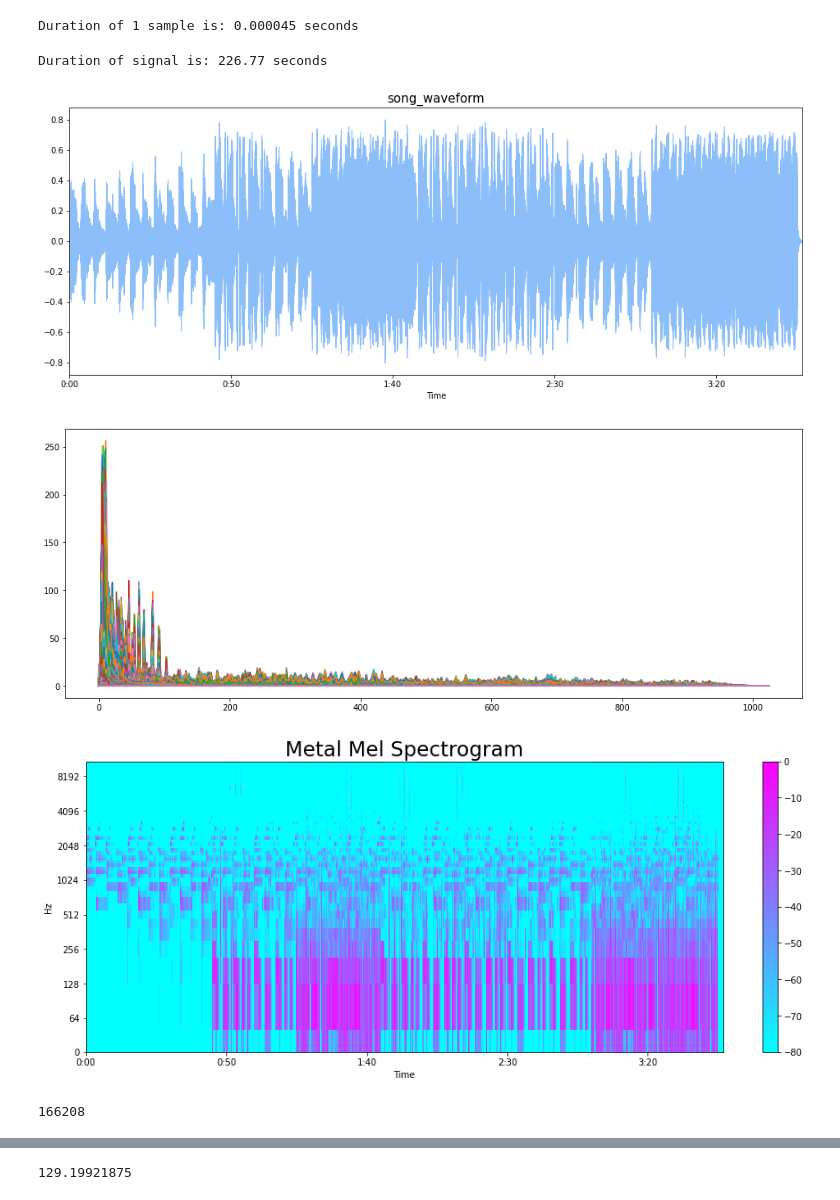
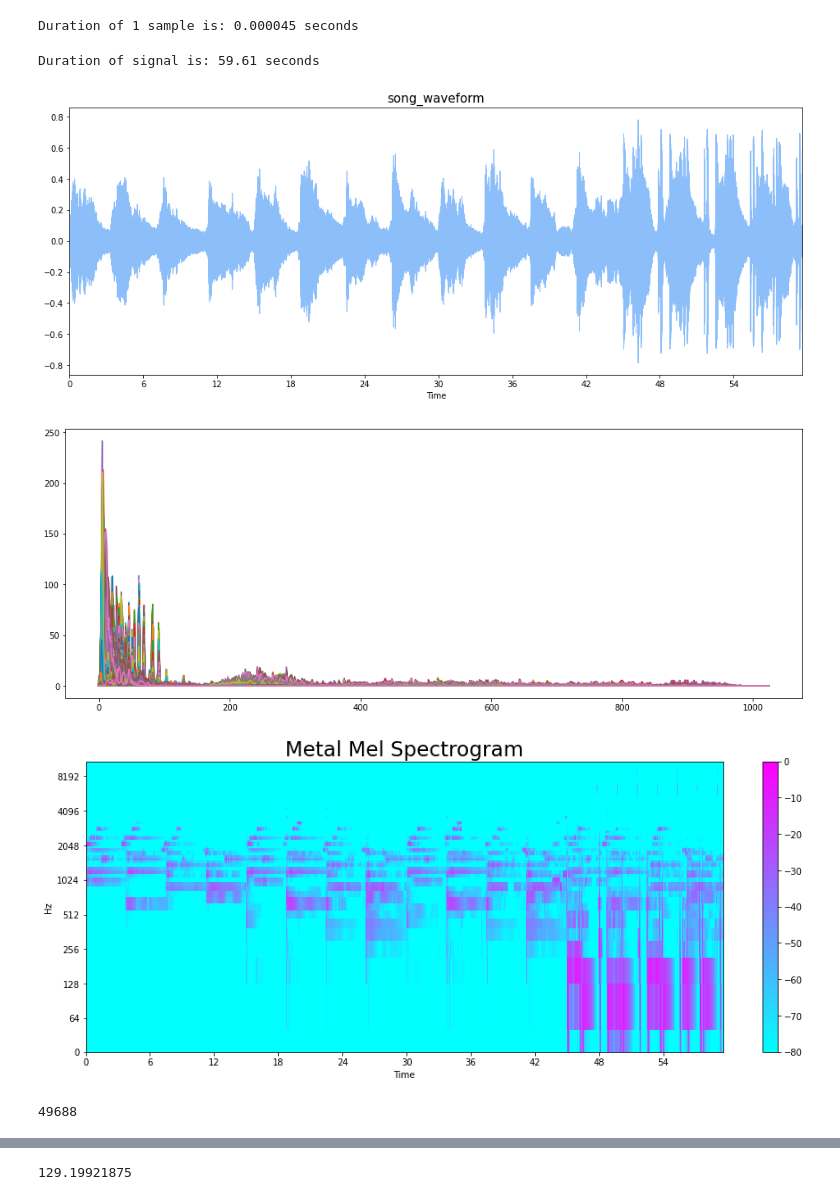
Before and after one commit to 1unasy/project_crescendo, a Jupyter notebook: 음악장르분류/spleeter_제외_음원_장르_분석_모델.ipynb, the cells around one changed output, grey strips where cells are left out. Drawn from its saved outputs; the diff is of its cells as text; code cells hidden in the pictures.

```diff
--- a/음악장르분류/spleeter_제외_음원_장르_분석_모델.ipynb
+++ b/음악장르분류/spleeter_제외_음원_장르_분석_모델.ipynb
@@ -18,8 +18,8 @@ warnings.filterwarnings('ignore')
 import os
 
 general = "/content/drive"
-audio_path = f"{general}" + "/Othercomputers/MacBookAir/사운드"
-output_path = f"{general}" + "/MyDrive/audio_output"
+audio_path = general + "/Othercomputers/MacBookAir/사운드"
+output_path = general + "/MyDrive/audio_output"
 # %%
 def song_names(audio_path):
     files = list(os.listdir(f'{audio_path}'))
@@ -58,7 +58,7 @@ paths
 # %% [markdown]
 ### librosa 활용
 # %%
-y, sr = librosa.load(paths[0])
+y, sr = librosa.load(paths[0], duration = 60)
 audio_file, _ = librosa.effects.trim(y)
 # %%
 s_duration = 1 / sr
@@ -69,13 +69,13 @@ Duration of 1 sample is: 0.000045 seconds
 duration = librosa.get_duration(audio_file, sr)     # s_duration * len(audio_file) 와 동일; 음원 전체 시간
 print(f"Duration of signal is: {duration:.2f} seconds")
 # %% [output]
-Duration of signal is: 226.77 seconds
+Duration of signal is: 59.61 seconds
 # %%
 plt.figure(figsize = (16, 6))
 librosa.display.waveplot(y = audio_file, sr = sr, color = "#8cbefa");
 plt.title("song_waveform", fontsize = 15);
 # %% [output]
-[figure, old version]
+[figure, new version]
 # %%
 n_fft = 2048 # FFT window size
 hop_length = 512
@@ -85,26 +85,26 @@ stft = np.abs(librosa.stft(audio_file, n_fft=n_fft, hop_length=hop_length))
 plt.figure(figsize=(16,6))
 plt.plot(stft);
 # %% [output]
-[figure, old version]
+[figure, new version]
 # %%
-y, sr = librosa.load(paths[0])
-audio, _ = librosa.effects.trim(y)
+y, sr = librosa.load(paths[0], duration = 60)
+audio_file, _ = librosa.effects.trim(y)
 
 
-S = librosa.feature.melspectrogram(audio, sr=sr)
+S = librosa.feature.melspectrogram(audio_file, sr=sr)
 S_DB = librosa.amplitude_to_db(S, ref=np.max)
 plt.figure(figsize = (16, 6))
 librosa.display.specshow(S_DB, sr=sr, hop_length=hop_length, x_axis = 'time', y_axis = 'log',
                          cmap = 'cool');
 plt.colorbar();
 plt.title("Metal Mel Spectrogram", fontsize = 23);
 # %% [output]
-[figure, old version]
+[figure, new version]
 # %%
 zero_crossings = librosa.zero_crossings(audio_file, pad=False)
 print(sum(zero_crossings))  # ??
 # %% [output]
-166208
+49688
 # %%
 y_harm, y_perc = librosa.effects.hpss(audio_file)
 
```
Also changed, not shown: parts of 31 cells of this notebook.
